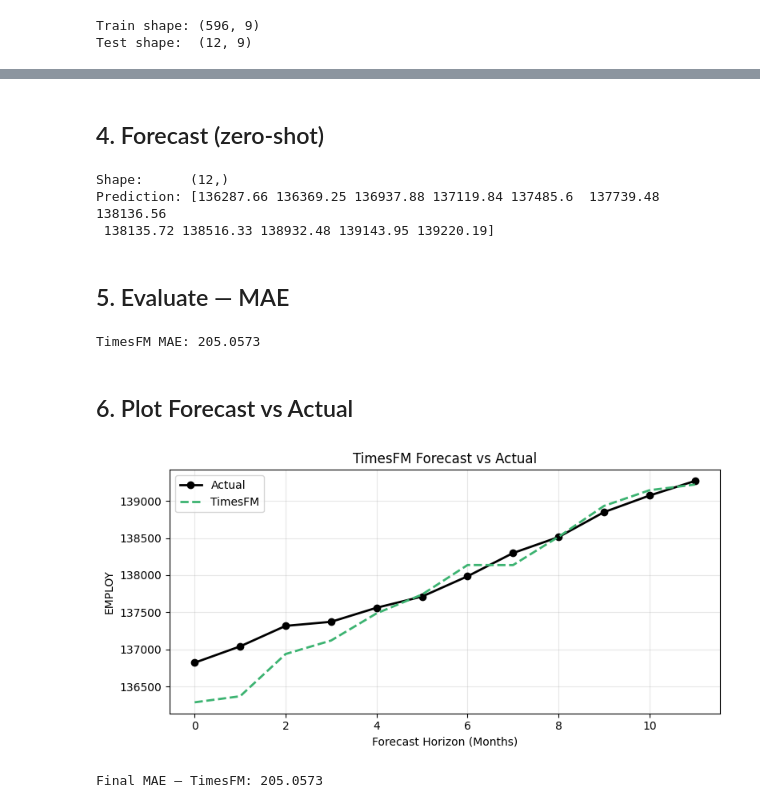
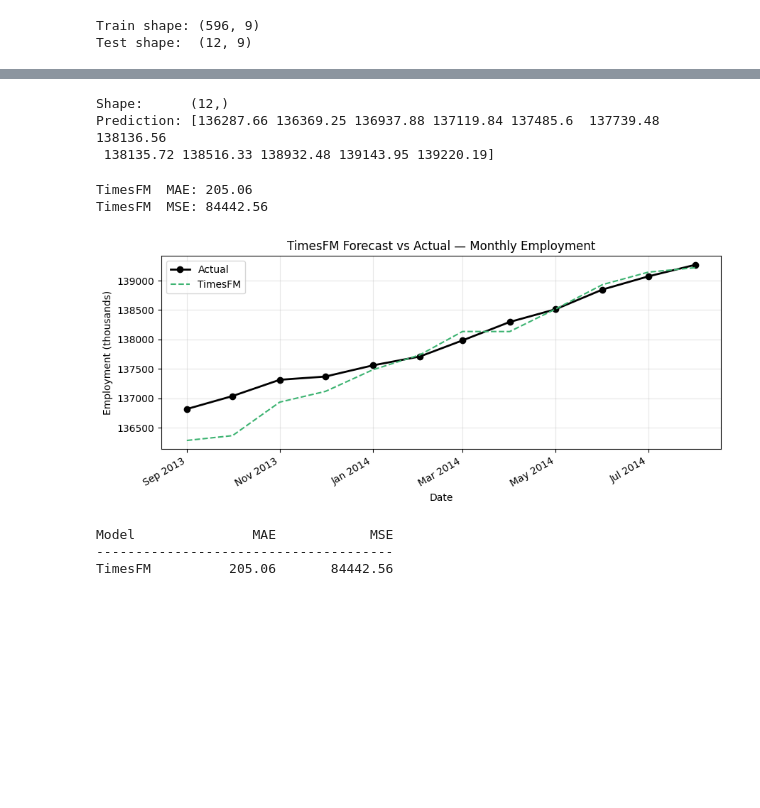
Before and after one commit to arsheyagourav/macro-ts-datasets, a Jupyter notebook: notebooks/timesfm_experiment.ipynb, the cells around one changed output, grey strips where cells are left out. Drawn from its saved outputs; the diff is of its cells as text; code cells hidden in the pictures; blank space fills up the shorter version.

Commit message:
updated timesfm and ttm and added deepar

```diff
--- a/notebooks/timesfm_experiment.ipynb
+++ b/notebooks/timesfm_experiment.ipynb
@@ -36,11 +41,8 @@ df.head()
 # %%
-TARGET = "EMPLOY"
-HORIZON = 12
-
 split = int(len(df) * 0.8)
 
 train_df = df.iloc[:split]
-test_df  = df.iloc[split:split + HORIZON]
+test_df  = df.iloc[split:split + 12]
 
 y_true = test_df[TARGET].values
 
@@ -54,12 +87,11 @@ Test shape:  (12, 9)
 # %%
-# pip install timesfm
 import timesfm
 
 tfm = timesfm.TimesFm(
     hparams=timesfm.TimesFmHparams(
-        backend="gpu",          # change to "cpu" if no GPU
+        backend="cpu",   # change to "gpu" if CUDA available
         per_core_batch_size=32,
-        horizon_len=HORIZON,
+        horizon_len=12,
     ),
     checkpoint=timesfm.TimesFmCheckpoint(
         huggingface_repo_id="google/timesfm-1.0-200m-pytorch"
@@ -74,17 +104,12 @@ TimesFM loaded.
-# %% [markdown]
-## 4. Forecast (zero-shot)
 # %%
-# TimesFM expects a list of 1-D numpy arrays
 context = [train_df[TARGET].values.astype(np.float32)]
 
-# frequency_input: 0 = default / unknown, 1 = per-second … use 0 for monthly
 point_forecast, _ = tfm.forecast(
     inputs=context,
     freq=[0],
 )
 
-# Returns shape (n_series, horizon); grab first series
-timesfm_pred = point_forecast[0][:HORIZON]
+timesfm_pred = point_forecast[0][:12]
 
 print("Shape:     ", timesfm_pred.shape)
 print("Prediction:", timesfm_pred)
@@ -92,35 +117,37 @@ print("Prediction:", timesfm_pred)
 Shape:      (12,)
 Prediction: [136287.66 136369.25 136937.88 137119.84 137485.6  137739.48 138136.56
  138135.72 138516.33 138932.48 139143.95 139220.19]
-# %% [markdown]
-## 5. Evaluate — MAE
 # %%
-mae_timesfm = mean_absolute_error(y_true, timesfm_pred)
-print(f"TimesFM MAE: {mae_timesfm:.4f}")
+timesfm_mae = mean_absolute_error(y_true, timesfm_pred)
+timesfm_mse = mean_squared_error(y_true, timesfm_pred)
+print(f"TimesFM  MAE: {timesfm_mae:.2f}")
+print(f"TimesFM  MSE: {timesfm_mse:.2f}")
 # %% [output]
-TimesFM MAE: 205.0573
+TimesFM  MAE: 205.06
+TimesFM  MSE: 84442.56
-# %% [markdown]
-## 6. Plot Forecast vs Actual
 # %%
-t = range(HORIZON)
+forecast_dates = test_df["ds"].values
 
-plt.figure(figsize=(8, 4))
-
-plt.plot(t, y_true,
-         color="black", marker="o", label="Actual", linewidth=2)
-
-plt.plot(t, timesfm_pred,
-         color="mediumseagreen", linestyle="--", label="TimesFM", linewidth=2)
-
-plt.legend()
-plt.title("TimesFM Forecast vs Actual")
-plt.xlabel("Forecast Horizon (Months)")
-plt.ylabel(TARGET)
-plt.grid(alpha=0.3)
+fig, ax = plt.subplots(figsize=(9, 4))
+ax.plot(forecast_dates, y_true,
+        color="black", marker="o", label="Actual", linewidth=2)
+ax.plot(forecast_dates, timesfm_pred,
+        linestyle="--", color="mediumseagreen", label="TimesFM", linewidth=1.5)
+ax.set_title("TimesFM Forecast vs Actual — Monthly Employment")
+ax.set_xlabel("Date")
+ax.set_ylabel("Employment (thousands)")
+ax.legend()
+ax.grid(alpha=0.3)
+ax.xaxis.set_major_formatter(mdates.DateFormatter("%b %Y"))
+fig.autofmt_xdate()
 plt.tight_layout()
 plt.show()
 
-print(f"\nFinal MAE — TimesFM: {mae_timesfm:.4f}")
+print(f"\n{'Model':<12} {'MAE':>10} {'MSE':>14}")
+print("-" * 38)
+print(f"{'TimesFM':<12} {timesfm_mae:>10.2f} {timesfm_mse:>14.2f}")
 # %% [output]
-[figure, old version]
+[figure, new version]
-Final MAE — TimesFM: 205.0573
+Model               MAE            MSE
+--------------------------------------
+TimesFM          205.06       84442.56
```
Also changed, not shown: parts of 9 cells of this notebook, 2 other files.
